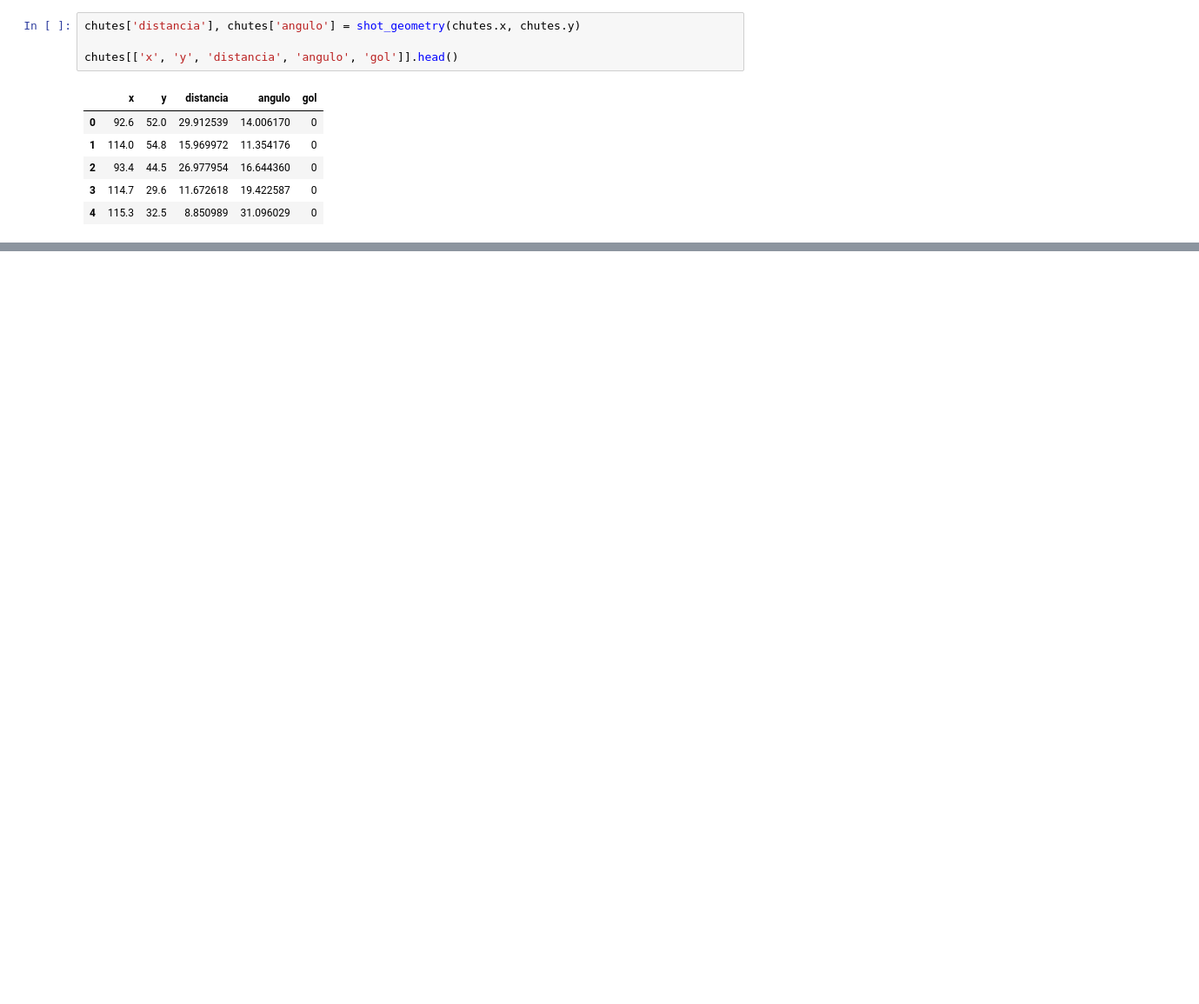
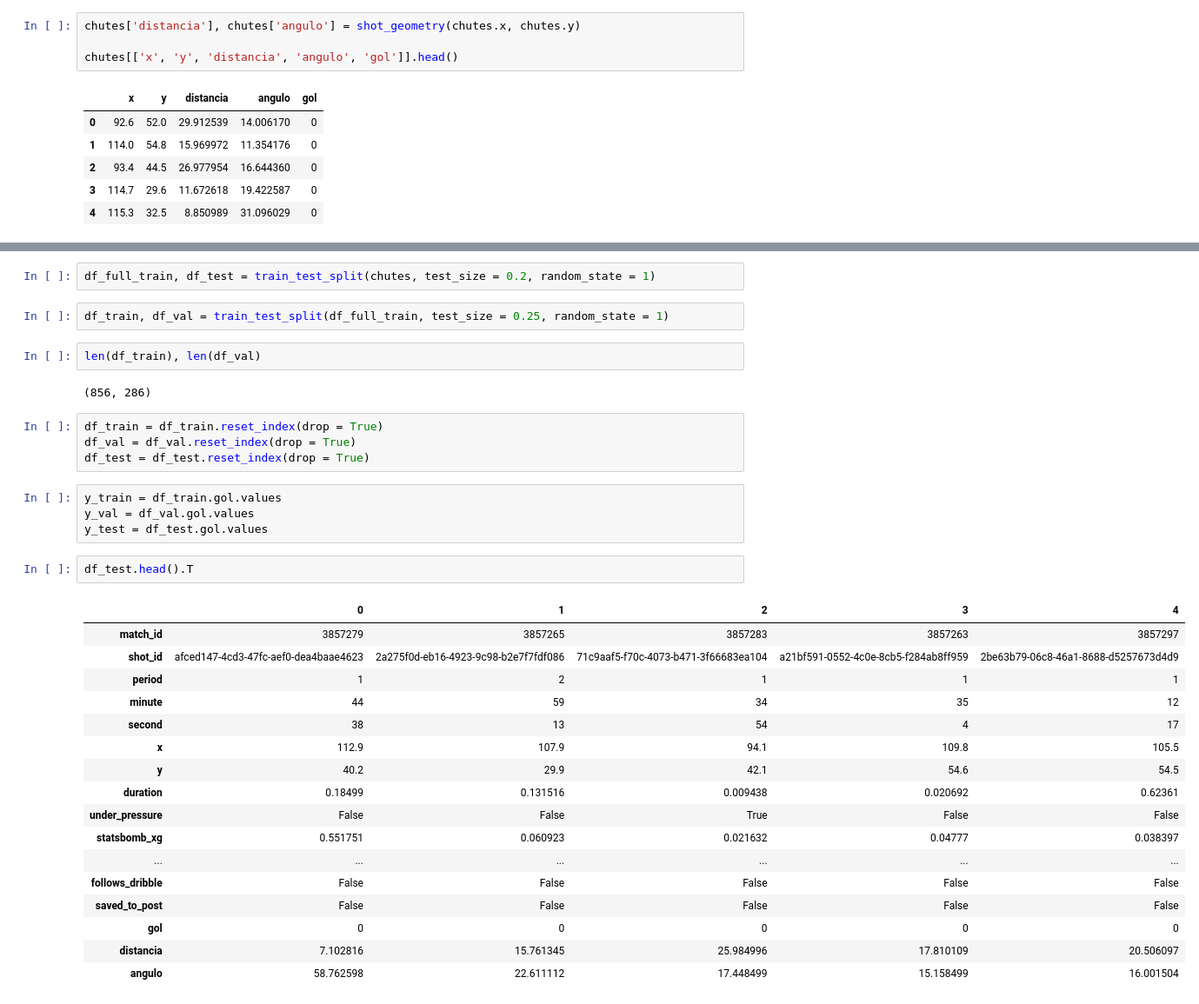
Before and after one commit to GabrielFerreiraAbel/Math-to-models, a Jupyter notebook: myprojects/2.world-cup-xg/predict-xg.ipynb, the cells around one changed output, grey strips where cells are left out. Shown at 87% size. Saved outputs shown, nothing was run; the diff lists cells and outputs as text; blank space fills up the shorter version.

```diff
--- a/myprojects/2.world-cup-xg/predict-xg.ipynb
+++ b/myprojects/2.world-cup-xg/predict-xg.ipynb
@@ -185,0 +190,36 @@ chutes[['x', 'y', 'distancia', 'angulo', 'gol']].head()
+# %%
+df_full_train, df_test = train_test_split(chutes, test_size = 0.2, random_state = 1)
+# %%
+df_train, df_val = train_test_split(df_full_train, test_size = 0.25, random_state = 1)
+# %%
+len(df_train), len(df_val)
+# %% [output]
+(856, 286)
+# %%
+df_train = df_train.reset_index(drop = True)
+df_val = df_val.reset_index(drop = True)
+df_test = df_test.reset_index(drop = True)
+# %%
+y_train = df_train.gol.values
+y_val = df_val.gol.values
+y_test = df_test.gol.values
+# %%
+df_test.head().T
+# %% [output]
+|  | 0 | 1 | 2 | 3 | 4 |
+| match_id | 3857279 | 3857265 | 3857283 | 3857263 | 3857297 |
+| shot_id | afced147-4cd3-47fc-aef0-dea4baae4623 | 2a275f0d-eb16-4923-9c98-b2e7f7fdf086 | 71c9aaf5-f70c-4073-b471-3f66683ea104 | a21bf591-0552-4c0e-8cb5-f284ab8ff959 | 2be63b79-06c8-46a1-8688-d5257673d4d9 |
+| period | 1 | 2 | 1 | 1 | 1 |
+| minute | 44 | 59 | 34 | 35 | 12 |
+| second | 38 | 13 | 54 | 4 | 17 |
+| x | 112.9 | 107.9 | 94.1 | 109.8 | 105.5 |
+| y | 40.2 | 29.9 | 42.1 | 54.6 | 54.5 |
+| duration | 0.18499 | 0.131516 | 0.009438 | 0.020692 | 0.62361 |
+| under_pressure | False | False | True | False | False |
+| statsbomb_xg | 0.551751 | 0.060923 | 0.021632 | 0.04777 | 0.038397 |
+| ... | ... | ... | ... | ... | ... |
+| follows_dribble | False | False | False | False | False |
+| saved_to_post | False | False | False | False | False |
+| gol | 0 | 0 | 0 | 0 | 0 |
+| distancia | 7.102816 | 15.761345 | 25.984996 | 17.810109 | 20.506097 |
+| angulo | 58.762598 | 22.611112 | 17.448499 | 15.158499 | 16.001504 |
```
Also changed, not shown: parts of 2 cells of this notebook.
